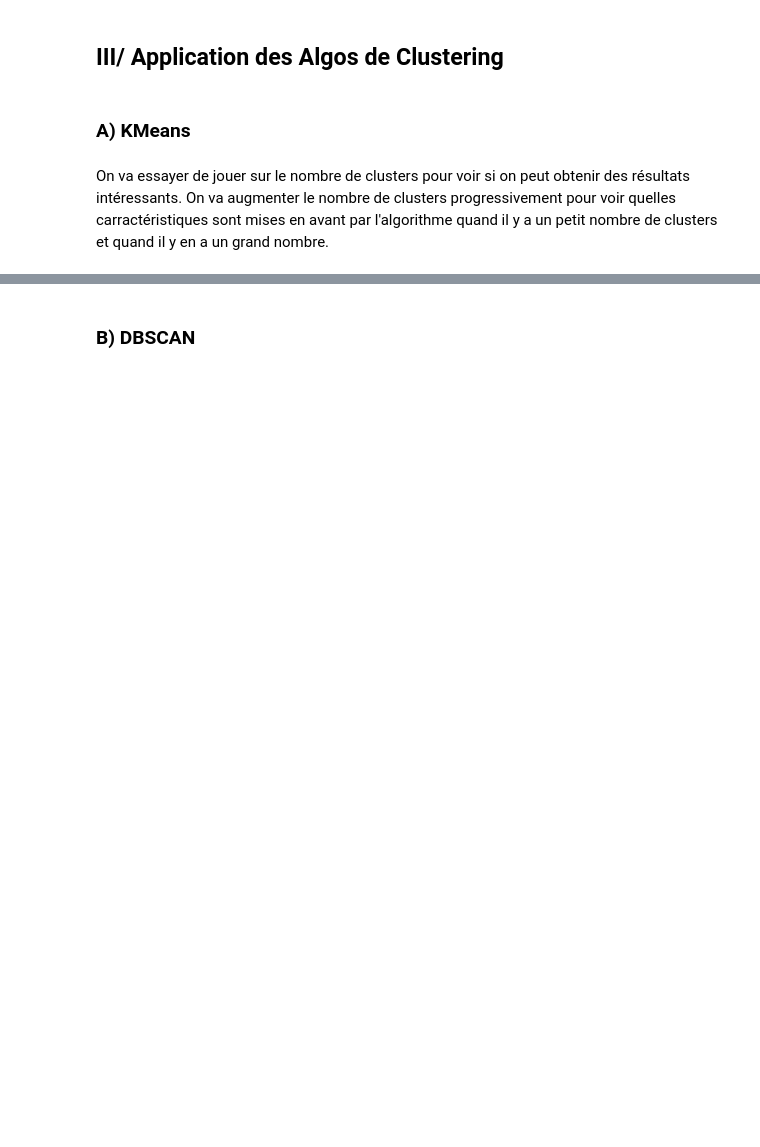
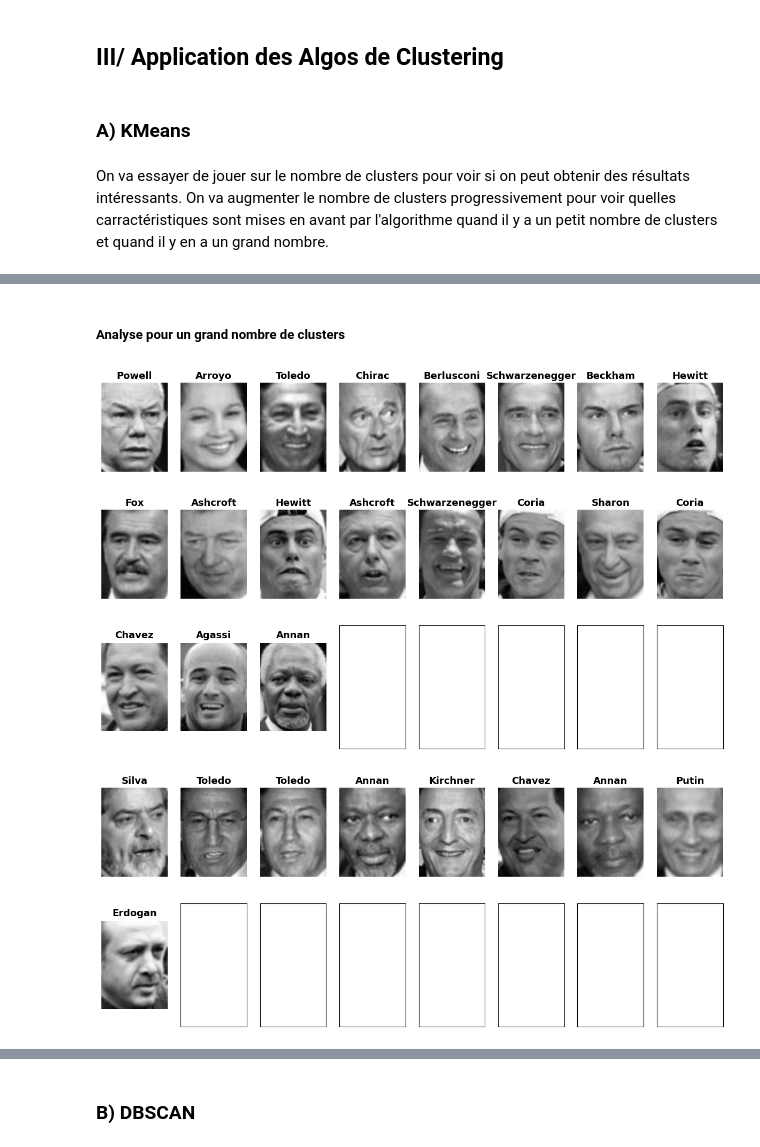
Before and after one commit to Bast-94/FTML-project, a Jupyter notebook: 7-Application_of_unsupervised_learning.ipynb, the cells around one changed output, grey strips where cells are left out. Cells and saved outputs as stored; diff of their text form; code cells hidden in the pictures; blank space fills up the shorter version.

```diff
--- a/7-Application_of_unsupervised_learning.ipynb
+++ b/7-Application_of_unsupervised_learning.ipynb
@@ -286,0 +362,11 @@ plt.show()
+# %% [markdown]
+##### Analyse pour un grand nombre de clusters
+# %%
+for i in [3, 40, 67, 78, 90]:
+    show_people_by_cluster(i, list_algo[6])
+# %% [output]
+[figure, added]
+[figure, added]
+[figure, added]
+[figure, added]
+[figure, added]
```
Also changed, not shown: parts of 25 cells of this notebook.
